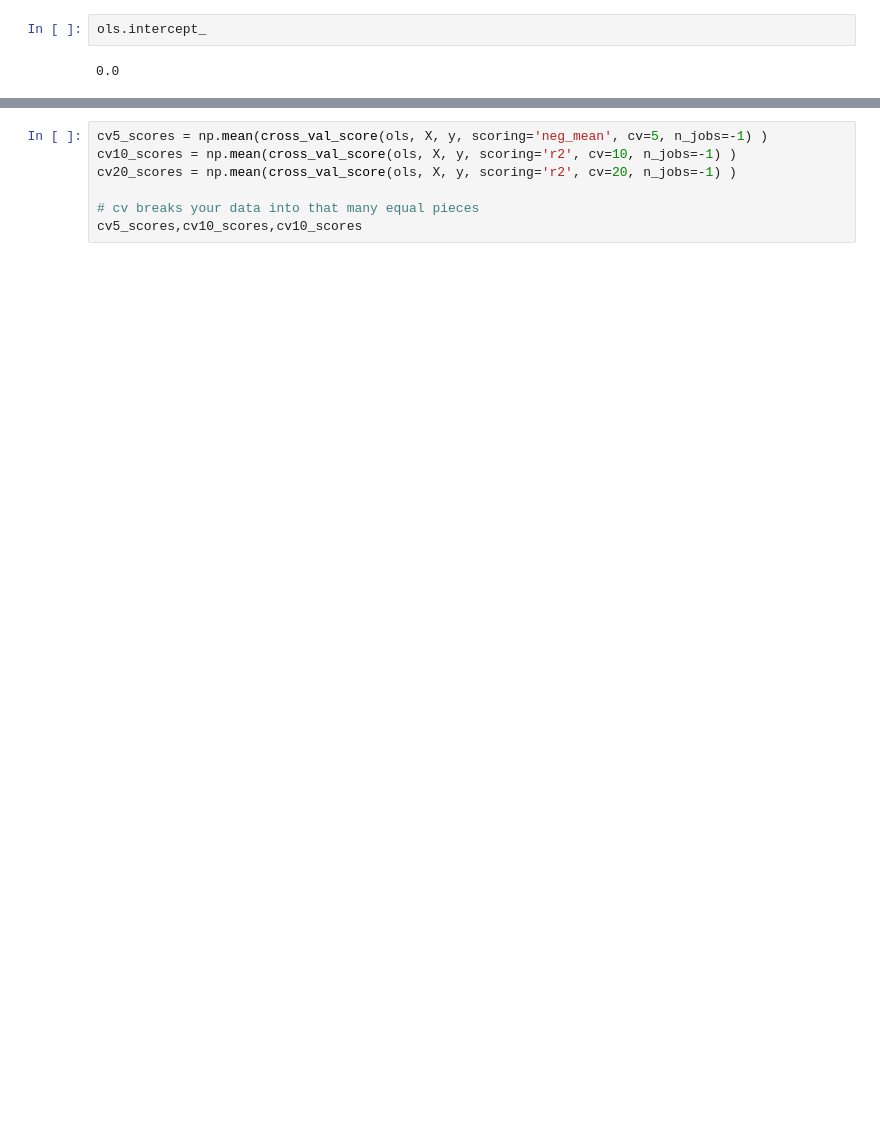
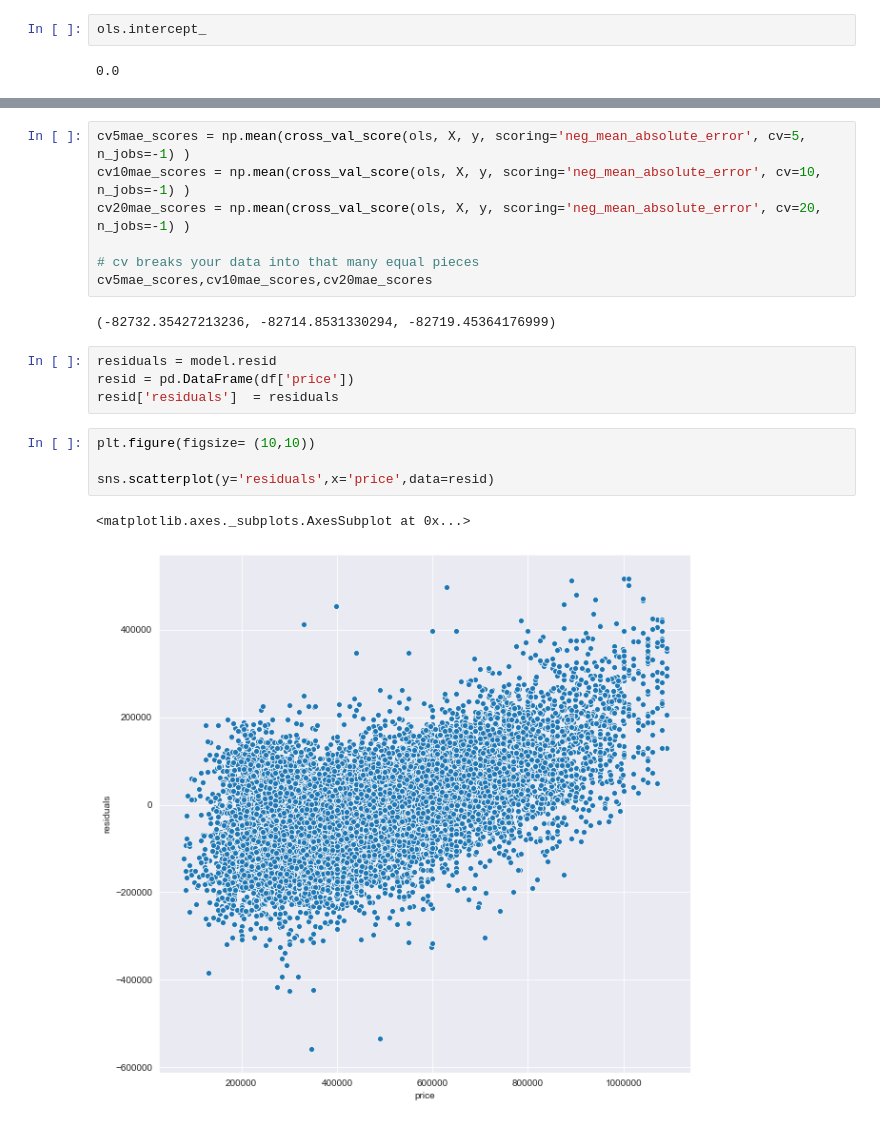
Before and after one commit to megan91292/dsc-mod-2-project-v2-1-onl01-dtsc-ft-041320, a Jupyter notebook: AnotherModeltoLookat.ipynb, the cells around one changed output, grey strips where cells are left out. Saved outputs shown, nothing was run; the diff lists cells and outputs as text; blank space fills up the shorter version.

Commit message:
final model

```diff
--- a/AnotherModeltoLookat.ipynb
+++ b/AnotherModeltoLookat.ipynb
@@ -610,7 +610,20 @@ cv5_scores,cv10_scores,cv10_scores
 # %%
-cv5_scores = np.mean(cross_val_score(ols, X, y, scoring='neg_mean', cv=5, n_jobs=-1) )
-cv10_scores = np.mean(cross_val_score(ols, X, y, scoring='r2', cv=10, n_jobs=-1) )
-cv20_scores = np.mean(cross_val_score(ols, X, y, scoring='r2', cv=20, n_jobs=-1) )
+cv5mae_scores = np.mean(cross_val_score(ols, X, y, scoring='neg_mean_absolute_error', cv=5, n_jobs=-1) )
+cv10mae_scores = np.mean(cross_val_score(ols, X, y, scoring='neg_mean_absolute_error', cv=10, n_jobs=-1) )
+cv20mae_scores = np.mean(cross_val_score(ols, X, y, scoring='neg_mean_absolute_error', cv=20, n_jobs=-1) )
 
 # cv breaks your data into that many equal pieces
-cv5_scores,cv10_scores,cv10_scores
+cv5mae_scores,cv10mae_scores,cv20mae_scores
+# %% [output]
+(-82732.35427213236, -82714.8531330294, -82719.45364176999)
+# %%
+residuals = model.resid
+resid = pd.DataFrame(df['price'])
+resid['residuals']  = residuals
+# %%
+plt.figure(figsize= (10,10))
+
+sns.scatterplot(y='residuals',x='price',data=resid)
+# %% [output]
+<matplotlib.axes._subplots.AxesSubplot at 0x...>
+[figure, added]
```
Also changed, not shown: parts of 23 cells of this notebook, 45 other files.
